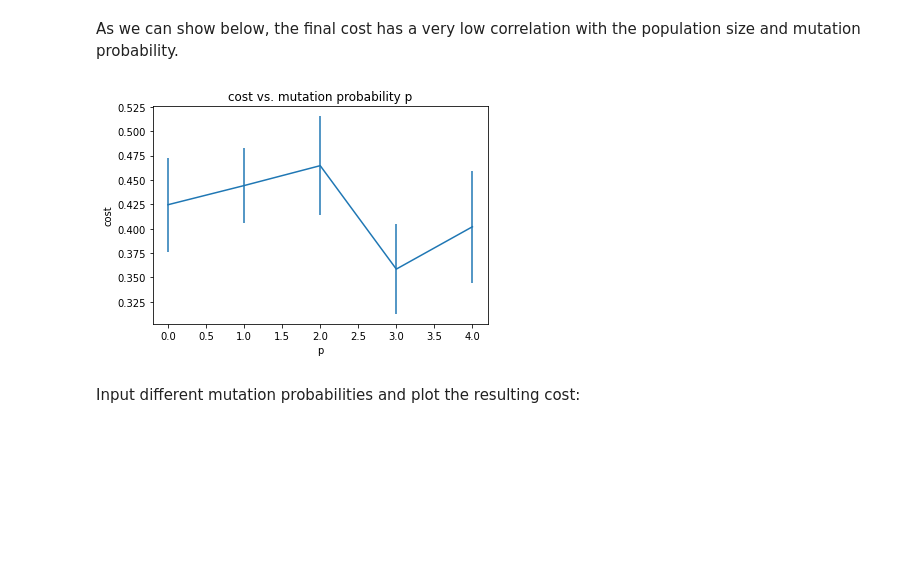
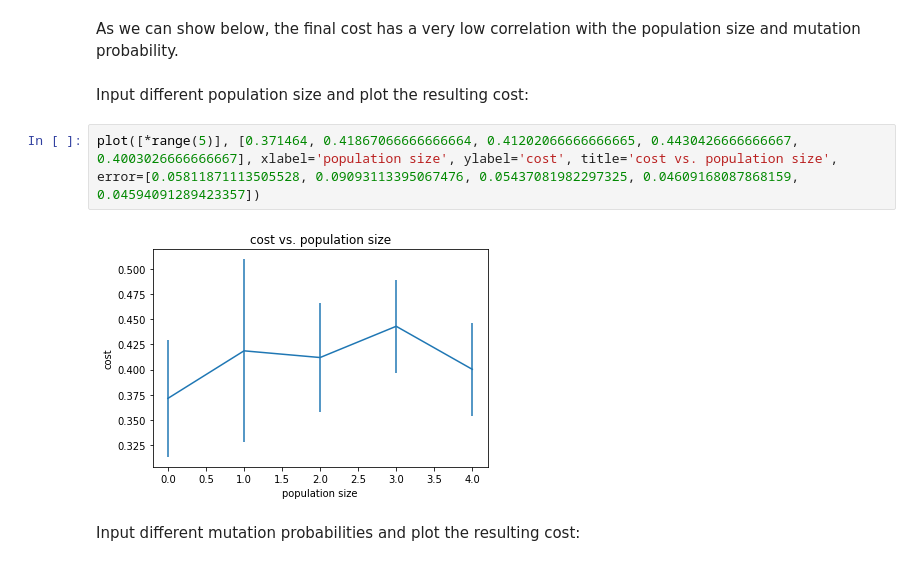
Before and after one commit to ofekih/LightsOutChallenge, a Jupyter notebook: LightsOutChallenge.ipynb, the cells around one changed output. Cells and saved outputs as stored; diff of their text form; blank space fills up the shorter version.

```diff
--- a/LightsOutChallenge.ipynb
+++ b/LightsOutChallenge.ipynb
@@ -383,7 +368,11 @@ The genetic method was tested as follows:
 *   Run the genetic algorithm until it reaches the maximum number of iterations or a minimum is found.
 # %% [markdown]
 As we can show below, the final cost has a very low correlation with the population size and mutation probability.
-# %% [markdown]
-![1.png](embedded-picture-1)
+# %% [markdown]
+Input different population size and plot the resulting cost:
+# %%
+plot([*range(5)], [0.371464, 0.41867066666666664, 0.41202066666666665, 0.4430426666666667, 0.4003026666666667], xlabel='population size', ylabel='cost', title='cost vs. population size', error=[0.05811871113505528, 0.09093113395067476, 0.05437081982297325, 0.04609168087868159, 0.04594091289423357])
+# %% [output]
+[figure, added]
 # %% [markdown]
 Input different mutation probabilities and plot the resulting cost:
```
Also changed, not shown: parts of 11 cells of this notebook.
